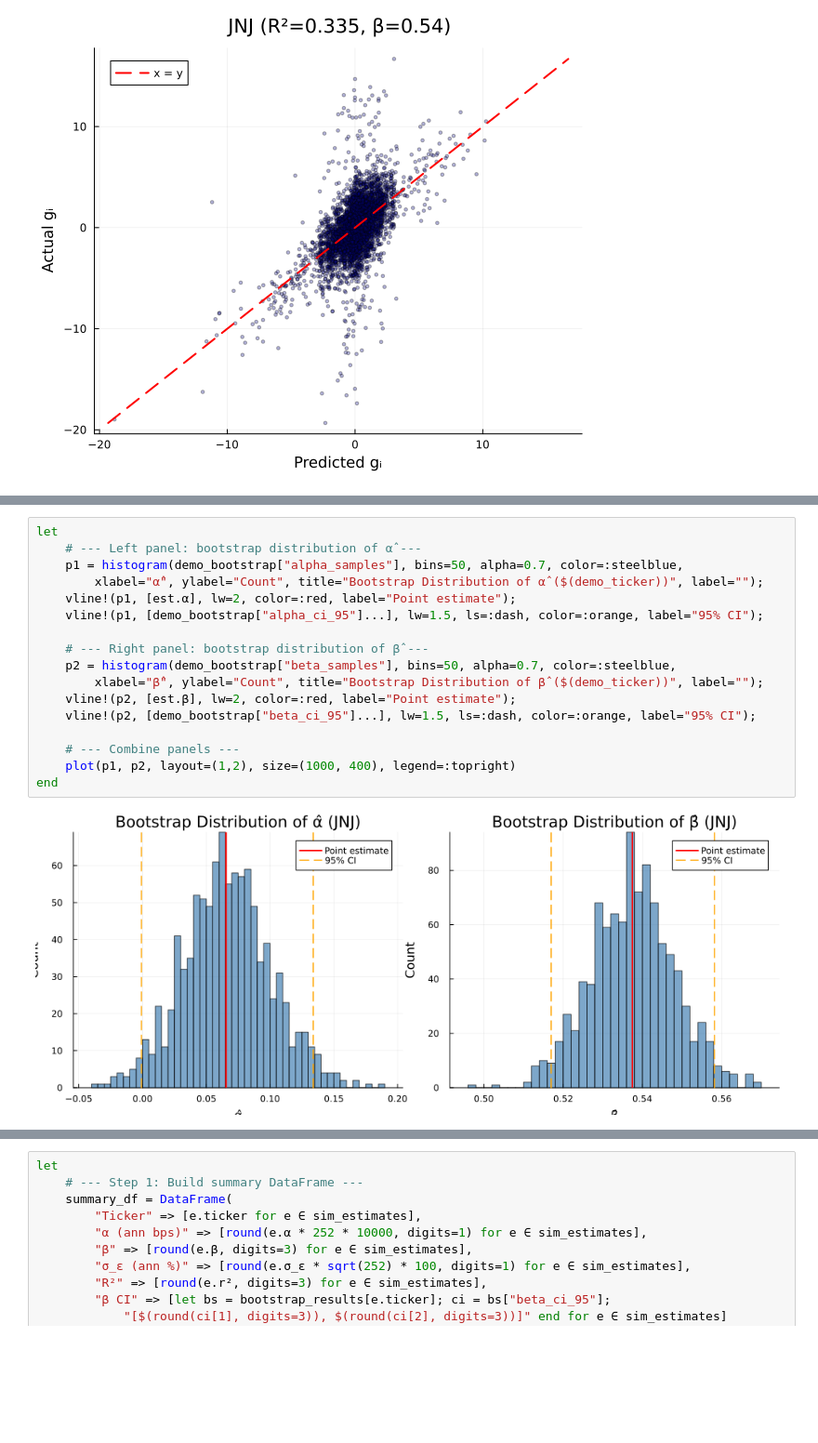
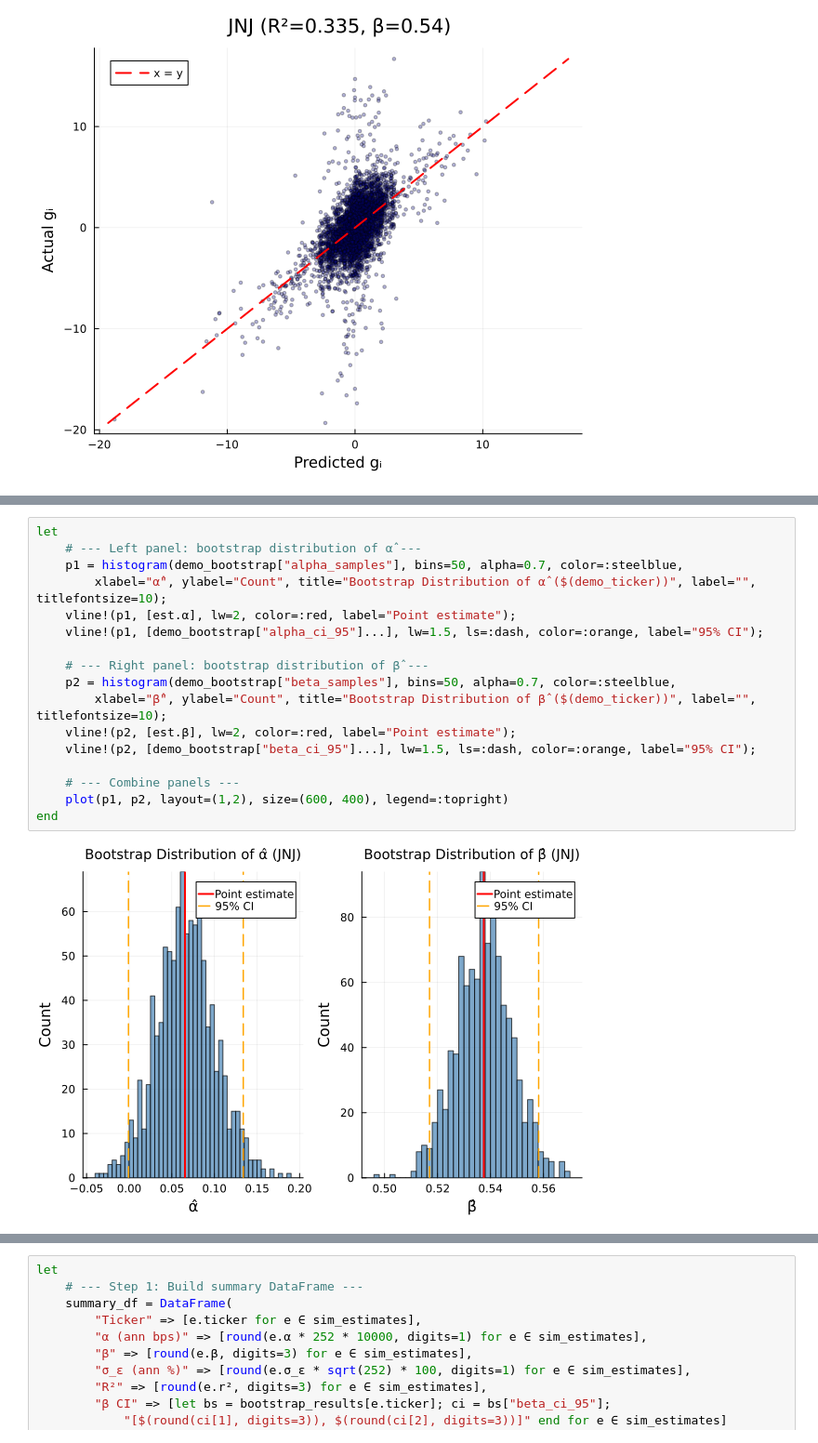
Before and after one commit to varnerlab/eCornell-AI-finance-lectures, a Jupyter notebook: lectures/session-1/eCornell-AI-Finance-S1-Example-SIMParameterEstimation-May-2026.ipynb, the cells around one changed output, grey strips where cells are left out. Shown at 93% size. Cells and saved outputs as stored; diff of their text form; blank space fills up the shorter version.

```diff
--- a/lectures/session-1/eCornell-AI-Finance-S1-Example-SIMParameterEstimation-May-2026.ipynb
+++ b/lectures/session-1/eCornell-AI-Finance-S1-Example-SIMParameterEstimation-May-2026.ipynb
@@ -188,22 +225,22 @@ The histograms below show the bootstrap distributions of $\hat{\alpha}$ and $\ha
 # %%
 let
     # --- Left panel: bootstrap distribution of α̂ ---
     p1 = histogram(demo_bootstrap["alpha_samples"], bins=50, alpha=0.7, color=:steelblue,
-        xlabel="α̂", ylabel="Count", title="Bootstrap Distribution of α̂ ($(demo_ticker))", label="");
+        xlabel="α̂", ylabel="Count", title="Bootstrap Distribution of α̂ ($(demo_ticker))", label="", titlefontsize=10);
     vline!(p1, [est.α], lw=2, color=:red, label="Point estimate");
     vline!(p1, [demo_bootstrap["alpha_ci_95"]...], lw=1.5, ls=:dash, color=:orange, label="95% CI");
 
     # --- Right panel: bootstrap distribution of β̂ ---
     p2 = histogram(demo_bootstrap["beta_samples"], bins=50, alpha=0.7, color=:steelblue,
-        xlabel="β̂", ylabel="Count", title="Bootstrap Distribution of β̂ ($(demo_ticker))", label="");
+        xlabel="β̂", ylabel="Count", title="Bootstrap Distribution of β̂ ($(demo_ticker))", label="", titlefontsize=10);
     vline!(p2, [est.β], lw=2, color=:red, label="Point estimate");
     vline!(p2, [demo_bootstrap["beta_ci_95"]...], lw=1.5, ls=:dash, color=:orange, label="95% CI");
 
     # --- Combine panels ---
-    plot(p1, p2, layout=(1,2), size=(1000, 400), legend=:topright)
+    plot(p1, p2, layout=(1,2), size=(600, 400), legend=:topright)
 end
 # %% [output]
-[figure, old version]
+[figure, new version]
 # %% [markdown]
 ___
 ## Task 3: Estimate SIM Parameters for All Tickers and Save
```
Also changed, not shown: parts of 13 cells of this notebook, 2 other files.
